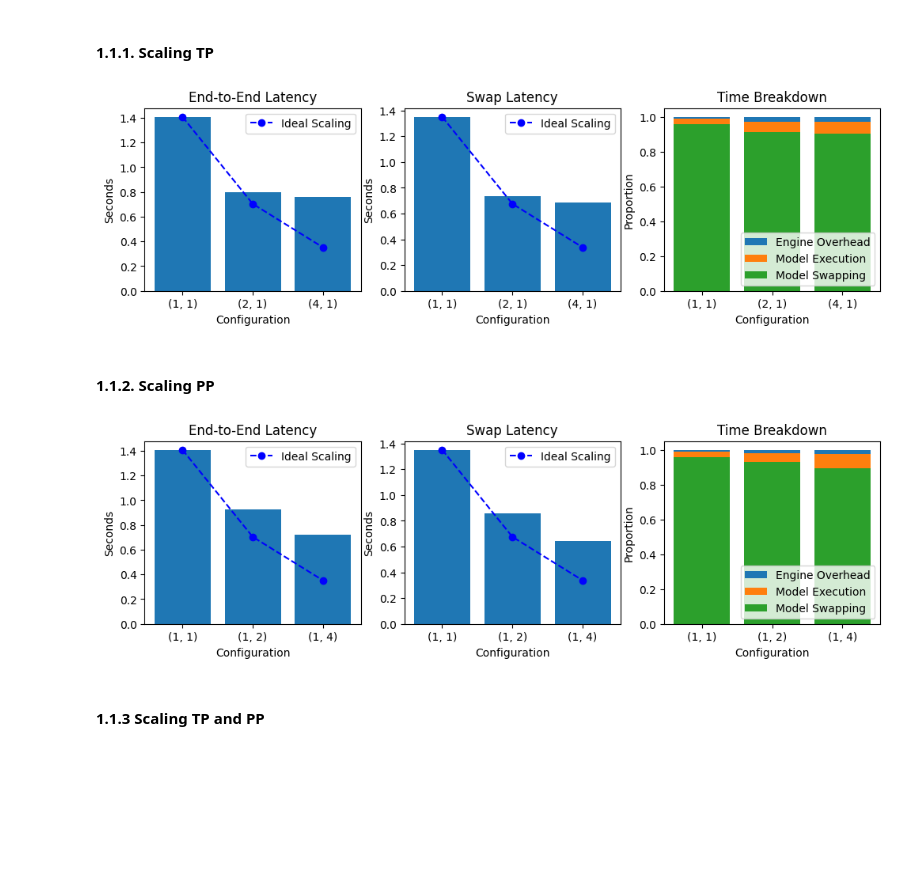
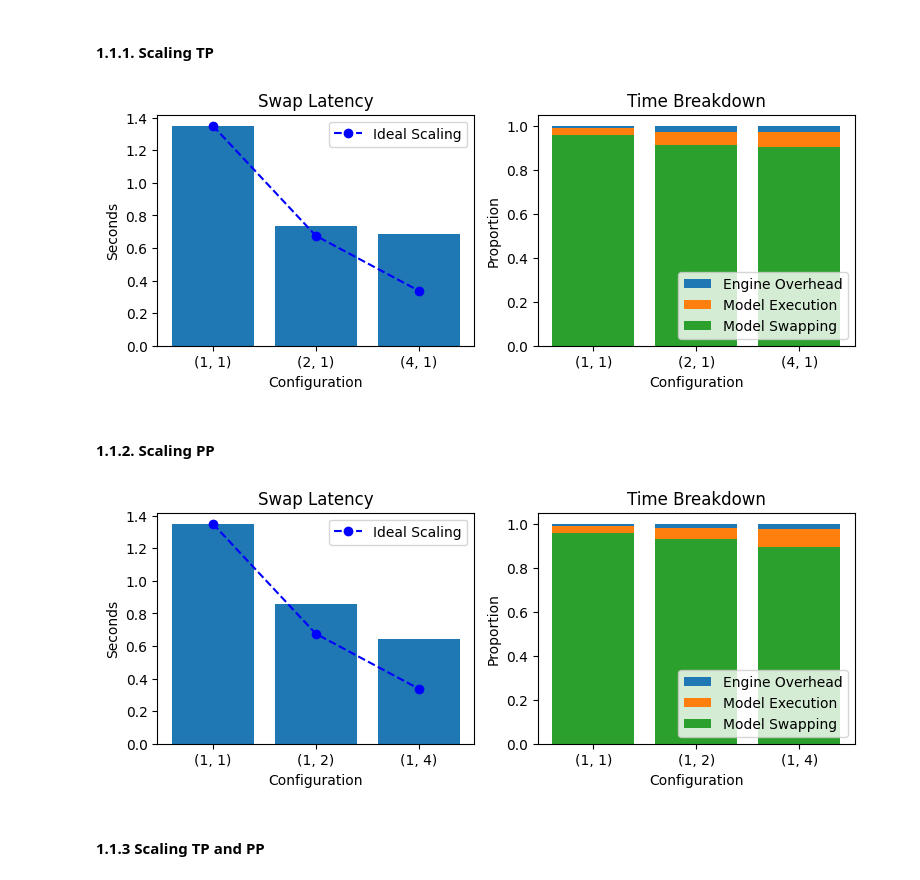
Before and after one commit to dlzou/computron, a Jupyter notebook: experiments/results.ipynb, the cells around one changed output. Drawn from its saved outputs; the diff is of its cells as text; code cells hidden in the pictures; blank space fills up the shorter version.

```diff
--- a/experiments/results.ipynb
+++ b/experiments/results.ipynb
@@ -105,34 +105,34 @@ plt.show()
 # %%
 x = ["(1, 1)", "(2, 1)", "(4, 1)"]
 mean_scale = mean_times[[0, 1, 2], :]
 mean_resp = mean_scale[:, 3]
 
-fig, axs = plt.subplots(1, 3, figsize=(12, 3))
-axs[0].bar(x, mean_resp)
-axs[0].plot(x, [mean_resp[0] / i for i in [1, 2, 4]], color="blue", marker="o", linestyle="--", label="Ideal Scaling")
-axs[0].set_title("End-to-End Latency")
+fig, axs = plt.subplots(1, 2, figsize=(9, 3))
+# axs[0].bar(x, mean_resp)
+# axs[0].plot(x, [mean_resp[0] / i for i in [1, 2, 4]], color="blue", marker="o", linestyle="--", label="Ideal Scaling")
+# axs[0].set_title("End-to-End Latency")
+# axs[0].set_xlabel("Configuration")
+# axs[0].set_ylabel("Seconds")
+# axs[0].legend()
+
+axs[0].bar(x, mean_scale[:, 1])
+axs[0].plot(x, [mean_scale[0, 1] / i for i in [1, 2, 4]], color="blue", marker="o", linestyle="--", label="Ideal Scaling")
+axs[0].set_title("Swap Latency")
 axs[0].set_xlabel("Configuration")
 axs[0].set_ylabel("Seconds")
 axs[0].legend()
 
-axs[1].bar(x, mean_scale[:, 1])
-axs[1].plot(x, [mean_scale[0, 1] / i for i in [1, 2, 4]], color="blue", marker="o", linestyle="--", label="Ideal Scaling")
-axs[1].set_title("Swap Latency")
+axs[1].bar(x, 1, label="Engine Overhead")
+axs[1].bar(x, np.sum(mean_scale[:, 1:3], axis=1) / mean_resp, label="Model Execution")
+axs[1].bar(x, mean_scale[:, 1] / mean_resp, label="Model Swapping")
+axs[1].set_title("Time Breakdown")
 axs[1].set_xlabel("Configuration")
-axs[1].set_ylabel("Seconds")
-axs[1].legend()
-
-axs[2].bar(x, 1, label="Engine Overhead")
-axs[2].bar(x, np.sum(mean_scale[:, 1:3], axis=1) / mean_resp, label="Model Execution")
-axs[2].bar(x, mean_scale[:, 1] / mean_resp, label="Model Swapping")
-axs[2].set_title("Time Breakdown")
-axs[2].set_xlabel("Configuration")
-axs[2].set_ylabel("Proportion")
-axs[2].legend(loc="lower right")
+axs[1].set_ylabel("Proportion")
+axs[1].legend(loc="lower right")
 
 plt.show()
 # %% [output]
-[figure, old version]
+[figure, new version]
 # %% [markdown]
 #### 1.1.2. Scaling PP
 # %%
@@ -140,32 +140,32 @@ x = ["(1, 1)", "(1, 2)", "(1, 4)"]
 mean_scale = mean_times[[0, 3, 4], :]
 mean_resp = mean_scale[:, 3]
 
-fig, axs = plt.subplots(1, 3, figsize=(12, 3))
-axs[0].bar(x, mean_resp)
-axs[0].plot(x, [mean_resp[0] / i for i in [1, 2, 4]], color="blue", marker="o", linestyle="--", label="Ideal Scaling")
-axs[0].set_title("End-to-End Latency")
+fig, axs = plt.subplots(1, 2, figsize=(9, 3))
+# axs[0].bar(x, mean_resp)
+# axs[0].plot(x, [mean_resp[0] / i for i in [1, 2, 4]], color="blue", marker="o", linestyle="--", label="Ideal Scaling")
+# axs[0].set_title("End-to-End Latency")
+# axs[0].set_xlabel("Configuration")
+# axs[0].set_ylabel("Seconds")
+# axs[0].legend()
+
+axs[0].bar(x, mean_scale[:, 1])
+axs[0].plot(x, [mean_scale[0, 1] / i for i in [1, 2, 4]], color="blue", marker="o", linestyle="--", label="Ideal Scaling")
+axs[0].set_title("Swap Latency")
 axs[0].set_xlabel("Configuration")
 axs[0].set_ylabel("Seconds")
 axs[0].legend()
 
-axs[1].bar(x, mean_scale[:, 1])
-axs[1].plot(x, [mean_scale[0, 1] / i for i in [1, 2, 4]], color="blue", marker="o", linestyle="--", label="Ideal Scaling")
-axs[1].set_title("Swap Latency")
+axs[1].bar(x, 1, label="Engine Overhead")
+axs[1].bar(x, np.sum(mean_scale[:, 1:3], axis=1) / mean_resp, label="Model Execution")
+axs[1].bar(x, mean_scale[:, 1] / mean_resp, label="Model Swapping")
+axs[1].set_title("Time Breakdown")
 axs[1].set_xlabel("Configuration")
-axs[1].set_ylabel("Seconds")
-axs[1].legend()
-
-axs[2].bar(x, 1, label="Engine Overhead")
-axs[2].bar(x, np.sum(mean_scale[:, 1:3], axis=1) / mean_resp, label="Model Execution")
-axs[2].bar(x, mean_scale[:, 1] / mean_resp, label="Model Swapping")
-axs[2].set_title("Time Breakdown")
-axs[2].set_xlabel("Configuration")
-axs[2].set_ylabel("Proportion")
-axs[2].legend(loc="lower right")
+axs[1].set_ylabel("Proportion")
+axs[1].legend(loc="lower right")
 
 plt.show()
 # %% [output]
-[figure, old version]
+[figure, new version]
 # %% [markdown]
 #### 1.1.3 Scaling TP and PP
 # %%
```
Also changed, not shown: parts of 1 cell of this notebook, 3 other files.
